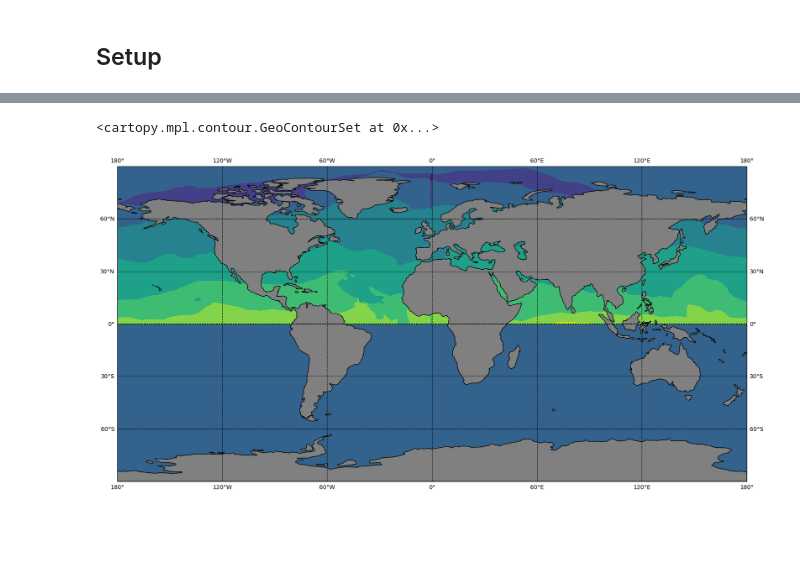
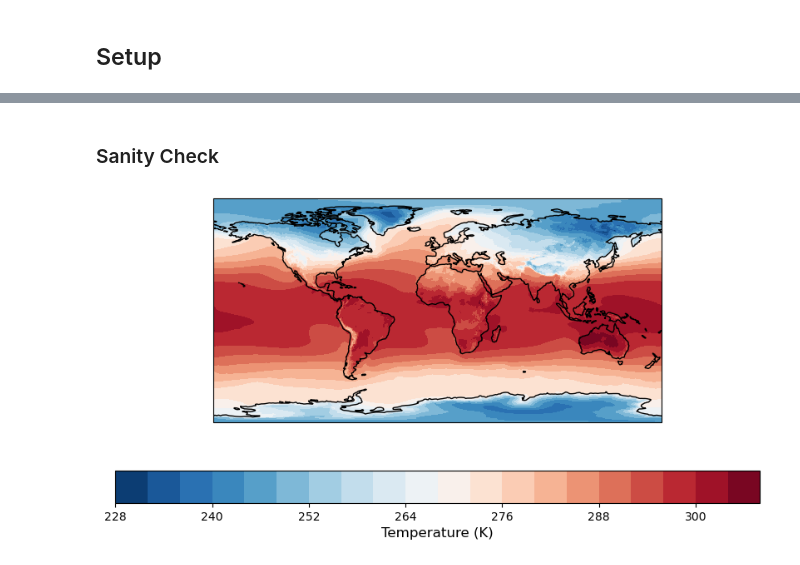
Before and after one commit to zacespinosa/ecoclimate, a Jupyter notebook: demo.ipynb, the cells around one changed output, grey strips where cells are left out. Drawn from its saved outputs; the diff is of its cells as text; code cells hidden in the pictures; blank space fills up the shorter version.

```diff
--- a/demo.ipynb
+++ b/demo.ipynb
@@ -34,7 +34,6 @@ def load_and_preprocess_data(
         calc_anoms (bool): whether to calculate anomalies
         regrid (bool): whether to regrid the data
 
-
     Returns:
         --------------------------------
         ds (xr.Dataset): the loaded dataset
@@ -43,34 +42,35 @@ def load_and_preprocess_data(
         Raises an exception if the file path is invalid
     """
     # Load data
-    ds = xr.open_dataset(fp)
-    return ds
+    ds_raw = xr.open_dataset(fp).drop("experimentVersionNumber").drop("realization")
+    ds = ds_raw.copy()
 
     # Create 1 deg x 1 deg grid
     if regrid:
         lat = np.arange(-89.5, 90.5, 1)
         lon = np.arange(.5, 360.5, 1)
         output_grid = xc.create_grid(lat, lon)
-        ds = ds.regridder.horizontal("sst", output_grid, tool='xesmf', method='bilinear')
+        ds = ds.regridder.horizontal("t2m", output_grid, tool='xesmf', method='bilinear')
 
     # Calculate anomalies
     if calc_anoms:
         ds = ds.bounds.add_bounds("T")
-        ds = ds.temporal.departures("sst", "month", reference_period=REF_PERIOD)
+        ds = ds.temporal.departures("t2m", "month", reference_period=REF_PERIOD)
 
     # Calculate regional weighted average in the Nino 3.4 region
     ds_enso = ds.sel(lat=slice(-5, 5), lon=slice(190, 240))
     ds_enso = ds_enso.bounds.add_bounds("X")
     ds_enso = ds_enso.bounds.add_bounds("Y")
-    ds_enso = ds_enso.spatial.average("sst")
+    ds_enso = ds_enso.spatial.average("t2m")
 
     # Calculate pointwise correlation with Nino 3.4 index
-    corr = xskillscore.pearson_r(ds_enso.sst, ds.sst)
+    corr = xskillscore.pearson_r(ds_enso.t2m, ds.t2m)
 
+    return ds_raw, ds, ds_enso, corr
 
-
-ds = load_and_preprocess_data(
-    fp="/glade/work/zespinosa/Projects/Ecoclimate-sandbox/data/sst_single_level_1979_2021.nc",
+ds_raw, ds, ds_enso, corr = load_and_preprocess_data(
+    fp="/glade/work/zespinosa/Projects/Ecoclimate-sandbox/data/2mT_198001-202312_era5_global_monthly.nc",
     calc_anoms=True,
     regrid=True,
 )
+ds
@@ -77,14 +94,16 @@ ds = load_and_preprocess_data(
-# %%
-fig = plt.figure(figsize=[20, 10])
-ax = plt.subplot(1, 1, 1, projection=ccrs.PlateCarree())
-
-ax.gridlines(draw_labels=True, color="black", linestyle="dashed", zorder=101)
-ax.tick_params(which="both", zorder=103)
-
-ax.add_feature(cartopy.feature.LAND, facecolor="grey", edgecolor="black", zorder=3)
-ax.add_feature(cartopy.feature.OCEAN, facecolor="white")
-
-ax.contourf(ds.sst.mean("time"))
-# %% [output]
-<cartopy.mpl.contour.GeoContourSet at 0x...>
-[figure, removed]
+# %% [markdown]
+### Sanity Check
+# %%
+# Plot Climatology
+fig = plt.figure(figsize=(10, 5))
+ax = plt.subplot(1, 1, 1, projection=ccrs.PlateCarree())
+ax.tick_params(which="both")
+ax.set_extent([-180, 180, -90, 90], ccrs.PlateCarree())
+img = ax.contourf(ds_raw.lon, ds_raw.lat, ds_raw.t2m.mean("time"), transform=ccrs.PlateCarree(), cmap="RdBu_r", levels=20)
+ax.coastlines()
+# Add colorbar
+cbar = plt.colorbar(img, ax=ax, orientation="horizontal")
+# Add cbar label
+cbar.set_label("Temperature (K)", fontsize=12)
+# %% [output]
+[figure, added]
```
Also changed, not shown: parts of 5 cells of this notebook.
